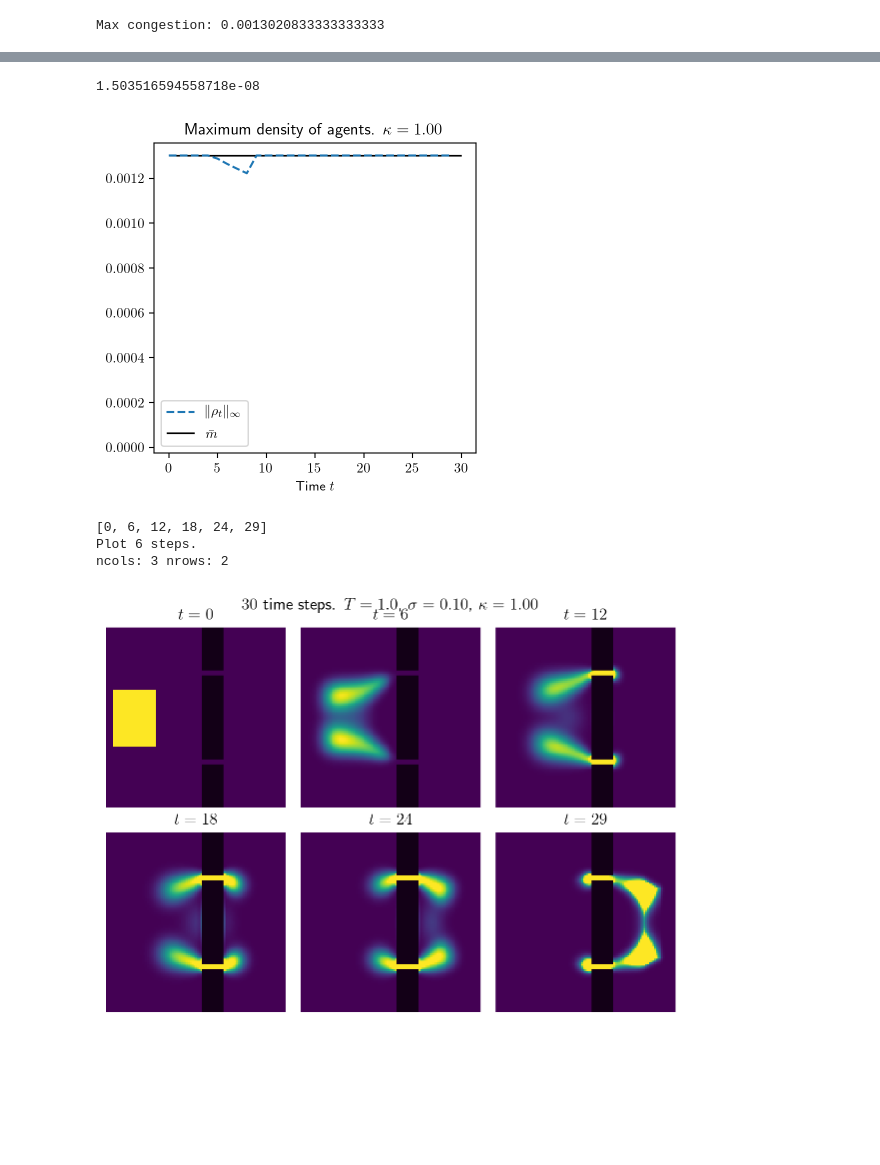
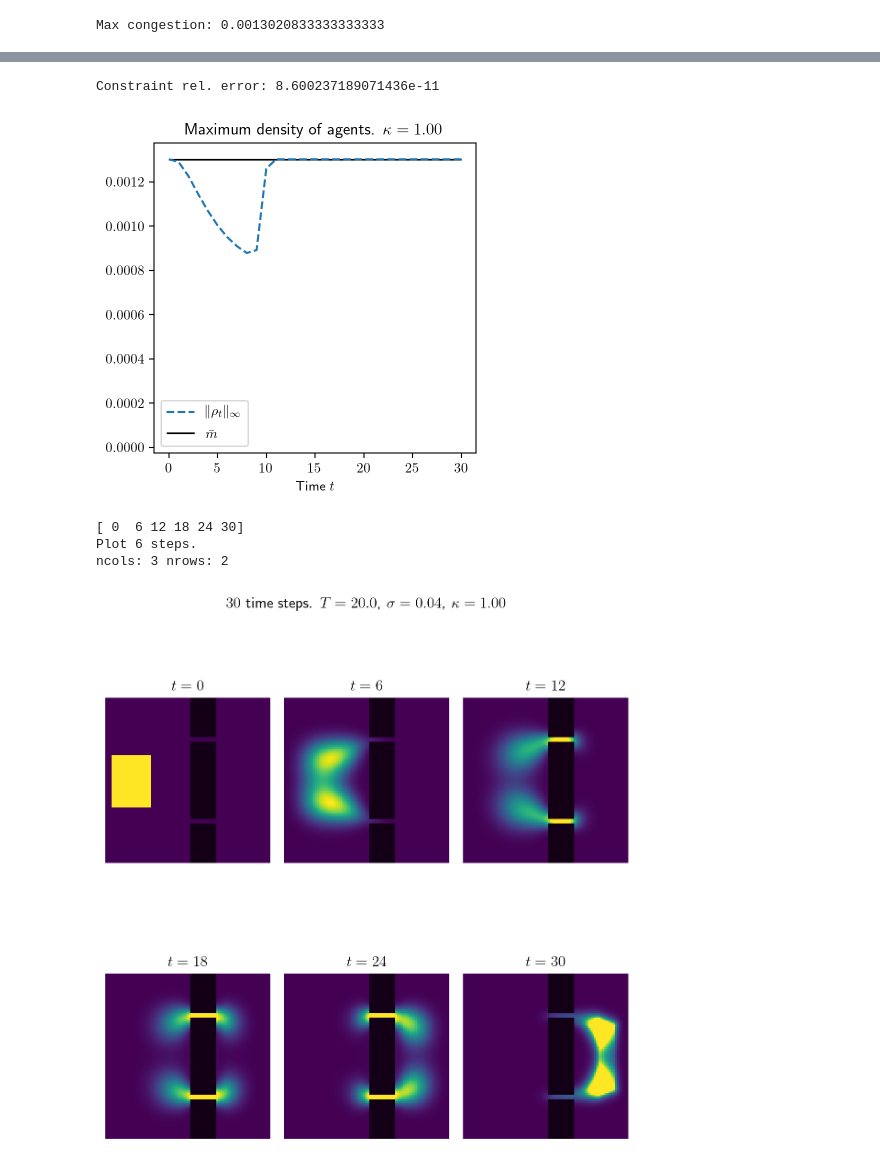
Before and after one commit to ManifoldFR/mva-optimaltransport, a Jupyter notebook: project/multistep.ipynb, the cells around one changed output, grey strips where cells are left out. Drawn from its saved outputs; the diff is of its cells as text; code cells hidden in the pictures; blank space fills up the shorter version.

```diff
--- a/project/multistep.ipynb
+++ b/project/multistep.ipynb
@@ -121,9 +123,10 @@ im_ = ax.contourf((1-mask)*potential_new_,
 plot_domain(domain_img, extent=extent)
 #plot_domain(exit_layer, alpha=.3)
 
-ax.set_title("Potential $\\Psi = d^\\beta$ ($\\beta=%.1f$)"
-             % beta)
+ax.set_title("Potential $\\Psi = sd^\\beta$ ($s=%.1f$, $\\beta=%.1f$)"
+             % (premul, beta))
 #ax.set_aspect('auto')
 fig.colorbar(im_)
 plt.axis('off');
+plt.tight_layout();
 # %% [output]
@@ -148,12 +151,14 @@ cost_mat2 = distance.cdist(
 from contraction import FactoredKernel
 
 N_t = 30
-tmax = 1.
+tmax = 20.
 dt = tmax / N_t  # timestep
 
-sigma = 0.1
+sigma = 0.04
 epsilon = sigma ** 2
 print("Epsilon:", epsilon)
+print("tmax:", tmax)
+print("dt:", dt)
 ## New epsilon-kernel
 K1_eps = norm.pdf(cost_mat1, scale=sigma * dt ** .5)
 K2_eps = norm.pdf(cost_mat2, scale=sigma * dt ** .5)
@@ -203,4 +206,4 @@ import copy
 # %%
 a_s = [
-    np.ones((ny, nx)) for _ in range(N_t)
+    np.ones((ny, nx)) for _ in range(N_t + 1)
 ]
@@ -246,10 +242,10 @@ fig.savefig(IMAGE_DIR+"hilbert_convergence.png")
 # %%
 # Now compute the marginals from the potentials
 marginals = compute_marginals(a_s, K_eps_op)
+
+print("Constraint rel. error:", np.abs(rho_0 - marginals[0]).max() / rho_0.max())
+# %% [output]
+Constraint rel. error: 8.600237189071436e-11
-# %%
-np.abs(rho_0 - marginals[0]).max() / rho_0.max()
-# %% [output]
-1.503516594558718e-08
 # %%
 max_densities = []
 for t, mu in enumerate(marginals):
@@ -268,41 +264,40 @@ fig.tight_layout()
 
 fig.savefig(IMAGE_DIR+"congestion_plot.pdf", bbox_inches='tight')
 # %% [output]
-[figure, old version]
+[figure, new version]
 # %%
 skip = 6
-steps_to_plot = [skip*t for t in range(N_t//skip)]
-steps_to_plot.append(N_t-1)
-#steps_to_plot = steps_to_plot[1:]
+steps_to_plot = np.arange(N_t+1)[::skip]
+
 print(steps_to_plot)
 print("Plot",len(steps_to_plot), "steps.")
 ncols = 3
 nrows = len(steps_to_plot) // ncols
 print("ncols:", ncols, "nrows:", nrows)
 # %% [output]
-[0, 6, 12, 18, 24, 29]
+[ 0  6 12 18 24 30]
 Plot 6 steps.
 ncols: 3 nrows: 2
 # %%
-fig, axes = plt.subplots(nrows, ncols, figsize=(6, 4.3), dpi=100)
+fig, axes = plt.subplots(nrows, ncols, figsize=(6, 7), dpi=100)
 axes = axes.ravel()
 
 
 for i, t in enumerate(steps_to_plot):
     if i < len(axes):
         ax = axes[i]
         t = steps_to_plot[i]
         mu = marginals[t]
         plot_domain(domain_img, cax=ax, extent=extent)
         plot_measure(mu, cax=ax, extent=extent, cmap=cm.viridis)
         ax.axis('off')
         ax.set_title("$t=%d$" % t)
 
 title = ("$%d$ time steps. $T=%.1f$, $\\sigma=%.2f$, $\kappa" +
         f"={kappa:.2f}$")
 fig.suptitle(title % (N_t, tmax, sigma), y=1.0)
 fig.tight_layout();
 # %% [output]
-[figure, old version]
+[figure, new version]
 # %%
 fig.savefig(IMAGE_DIR+'multimarg_transport.pdf', bbox_inches='tight')
```
Also changed, not shown: parts of 17 cells of this notebook, 39 other files.
